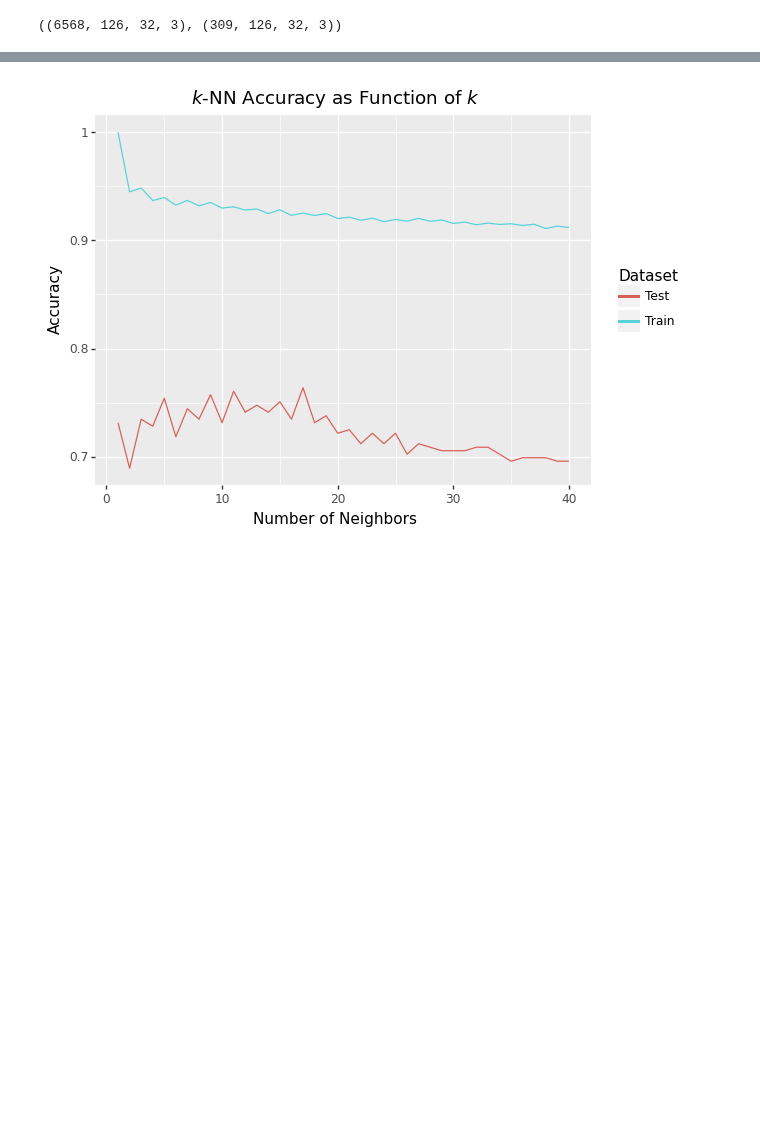
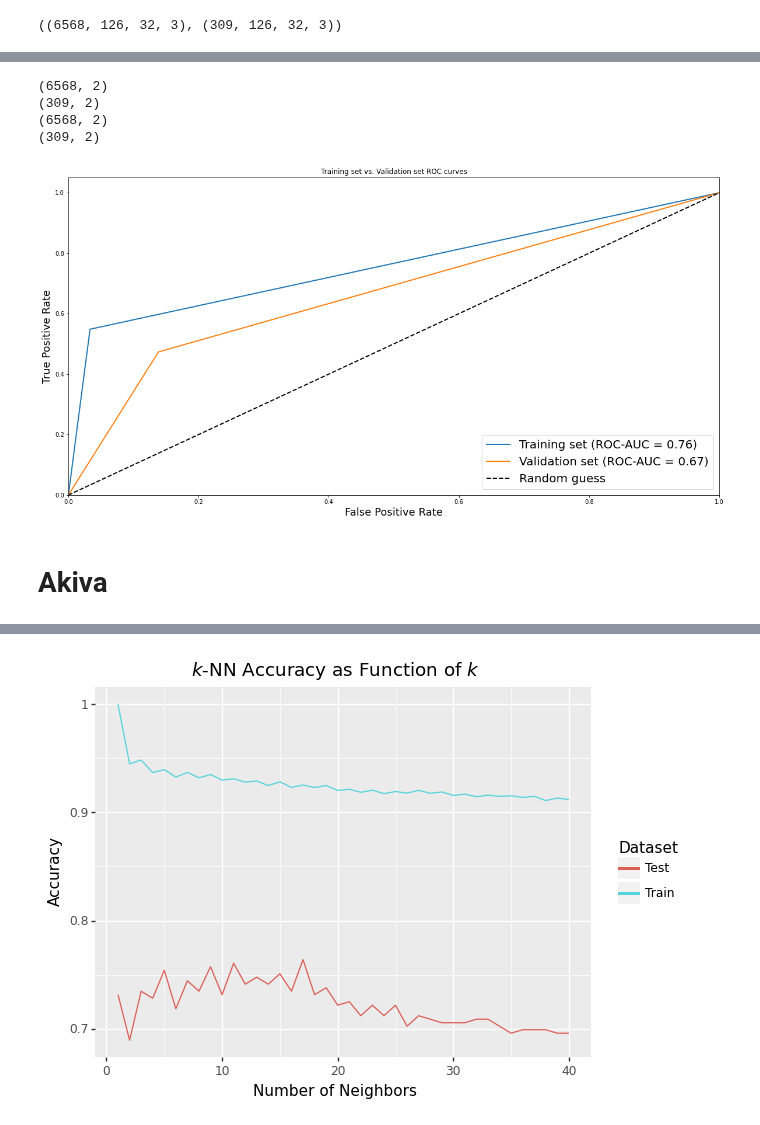
Before and after one commit to Shellyga/MAFAT-Radar-Challenge, a Jupyter notebook: Copy_of_MAFAT_Radar_Challenge_Baseline_CNN_Model.ipynb, the cells around one changed output, grey strips where cells are left out. Cells and saved outputs as stored; diff of their text form; code cells hidden in the pictures; blank space fills up the shorter version.

```diff
--- a/Copy_of_MAFAT_Radar_Challenge_Baseline_CNN_Model.ipynb
+++ b/Copy_of_MAFAT_Radar_Challenge_Baseline_CNN_Model.ipynb
@@ -356,7 +356,7 @@ def aux_split(data):
 from tensorflow.keras.applications.vgg16 import VGG16
 def create_vgg_model(input_shape):
   model = VGG16(weights='imagenet',include_top=False,input_shape= input_shape)
-  # model = VGG16(weights='imagenet',include_top=False, input_shape)
+  model = VGG16(include_top=False,input_shape= input_shape)
   return model
 # %%
 def extract_features(model,train_X,valid_X,batch_size):
@@ -553,0 +596,8 @@ train_features_flat,val_features_flat = flatten_extracted_features(train_feature
+# %%
+# Compile the model.
+loss_function = BinaryCrossentropy()
+model.compile(
+    loss=loss_function,
+    optimizer=optimizers.Adam(),
+  # optimizer=optimizers.RMSprop(lr=2e-5),
+    metrics=[AUC(), 'accuracy'])
@@ -553,0 +630,11 @@ train_features_flat,val_features_flat = flatten_extracted_features(train_feature
+# %%
+# Train the the model
+print(train_features_flat.shape)
+print(train_y.shape)
+history = model.fit(
+    train_features_flat,
+    train_y,
+    epochs=NB_EPOCHS,
+    validation_data=(val_features_flat, val_y),
+    callbacks=callbacks
+)
@@ -553,0 +659,27 @@ train_features_flat,val_features_flat = flatten_extracted_features(train_feature
+# %%
+train_y_hat = model.predict(train_features_flat)
+val_y_hat = model.predict(val_features_flat)
+# print(train_y_hat[:,0].shape)
+# print(val_y_hat[:,0].shape)
+print(train_y_hat.shape)
+print(val_y_hat.shape)
+print(train_y.shape)
+print(val_y.shape)
+# pred = [train_y_hat, val_y_hat]
+# actual = [train_y, val_y]
+# stats(pred, actual)
+# %% [output]
+(6568, 2)
+(309, 2)
+(6568, 2)
+(309, 2)
+# %%
+# Plot ROC curve and show ROC-AUC results of the training and validation sets.
+# pred = [model.predict(train_features_flat), model.predict(val_features_flat)]
+pred = [train_y_hat.argmax(axis=1), val_y_hat.argmax(axis=1)]
+actual = [train_y.argmax(axis=1), val_y.argmax(axis=1)]
+stats(pred, actual)
+# %% [output]
+[figure, added]
+# %% [markdown]
+# Akiva
```
Also changed, not shown: parts of 39 cells of this notebook.
